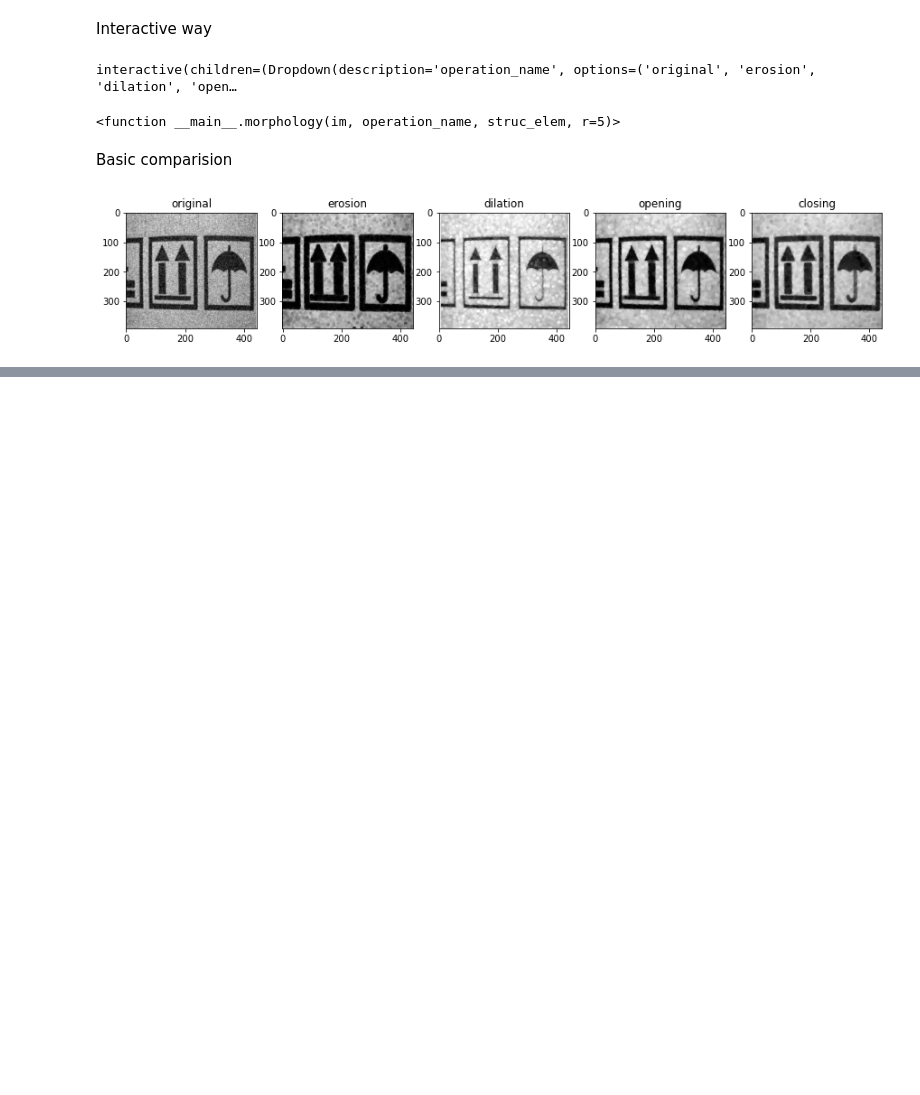
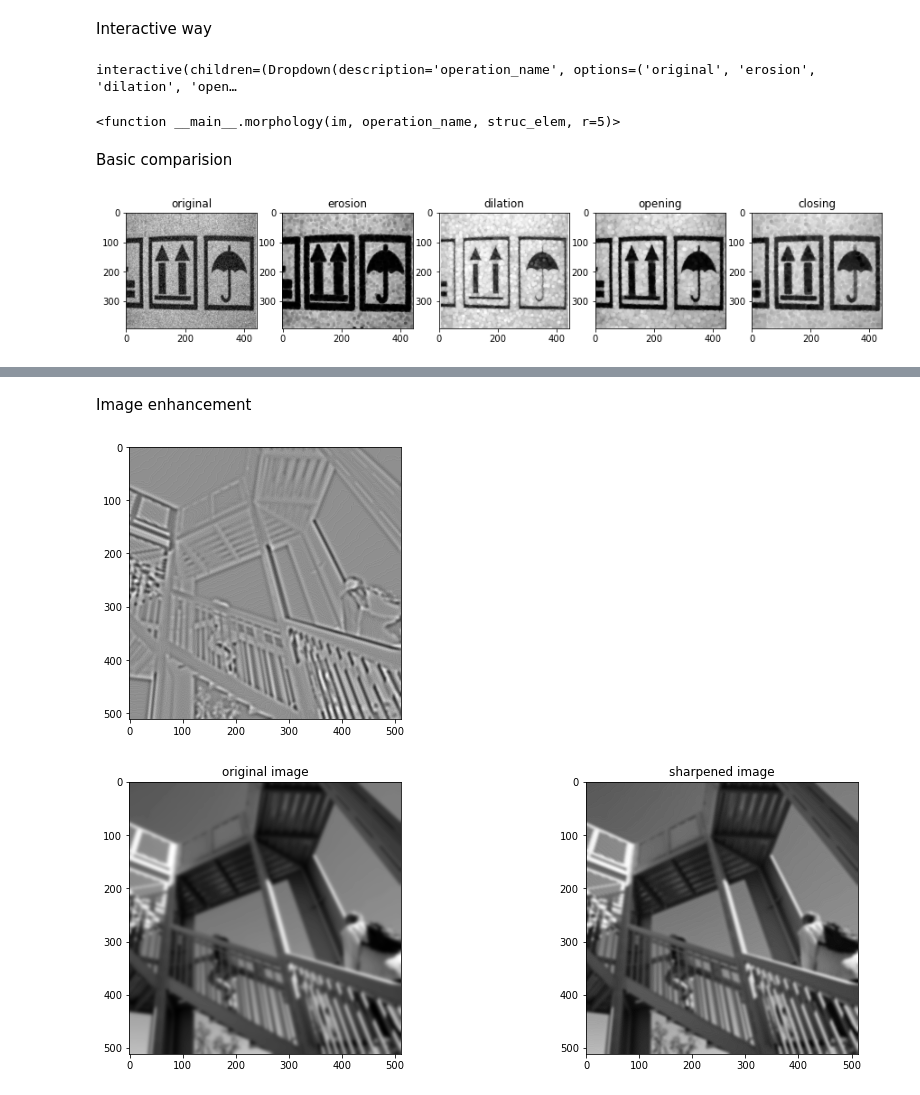
Before and after one commit to Tengfei-dare/Image_processing_notes, a Jupyter notebook: main.ipynb, the cells around one changed output, grey strips where cells are left out. Saved outputs shown, nothing was run; the diff lists cells and outputs as text; code cells hidden in the pictures; blank space fills up the shorter version.

Commit message:
complete spatial filter

```diff
--- a/main.ipynb
+++ b/main.ipynb
@@ -303,0 +312,26 @@ im_counter +=1
+# %%
+def meanKernel(hs):
+    kernel = np.zeros((hs*2+1,hs*2+1))
+    kernel += 1/(hs*2+1)**2
+    return kernel
+
+def gaussianKernel(hs,sigma=1):
+    u = hs*2+1
+    v = hs*2+1
+    kernel = np.zeros((u,v))
+    for i in np.arange(u):
+        for j in np.arange(v):
+            kernel[i,j] = 1/(2*np.pi*sigma**2)*np.exp(-((i-hs)**2+(j-hs)**2)/(2*sigma**2))
+    kernel = kernel/np.sum(kernel) # make sure sum=1 when discret
+    return kernel
+
+def xGradientkernel():
+    kernel = np.array([[1,0,-1],[2,0,-2],[1,0,-1]])
+    return kernel
+def yGradientkernel():
+    kernel = np.array([[1,2,1],[0,0,0],[-1,-2,-1]])
+    return kernel
+def laplaciankernel():
+    kernel = np.array([[1,1,1],[1,-8,1],[1,1,1]])
+    # kernel = np.array([[0,1,0],[1,-4,1],[0,1,0]])
+    return kernel
@@ -303,0 +385,23 @@ im_counter +=1
+# %% [markdown]
+Image enhancement
+# %%
+imagename = "stairs_blurred.png"
+filename = os.path.join(SUBDIR, imagename)
+im = io.imread(filename, as_gray=True)
+im = im/np.max(im) # normalize value range to 0~1
+
+c = -1 # depends on the central pixel of kernel, if positive then c=1
+im_laplacian = spatial_filter(im, 'laplacian')
+im_sharp = im + c*im_laplacian
+im_sharp = im_sharp / np.max(im_sharp)
+
+plt.subplot(121)
+plt.imshow(im, cmap='gray')
+plt.title('original image')
+plt.subplot(122)
+plt.imshow(im_sharp, cmap='gray')
+plt.title('sharpened image')
+plt.show()
+# %% [output]
+[figure, added]
+[figure, added]
```
Also changed, not shown: parts of 16 cells of this notebook.
